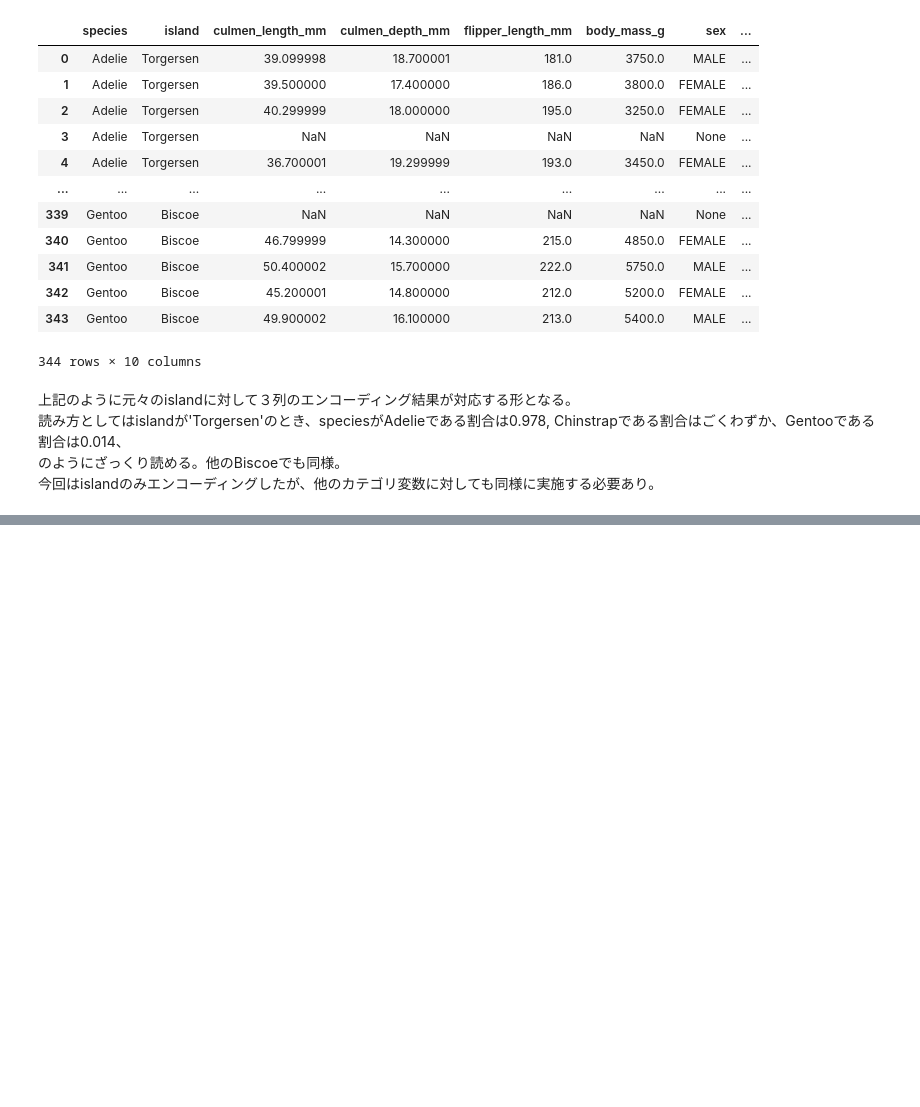
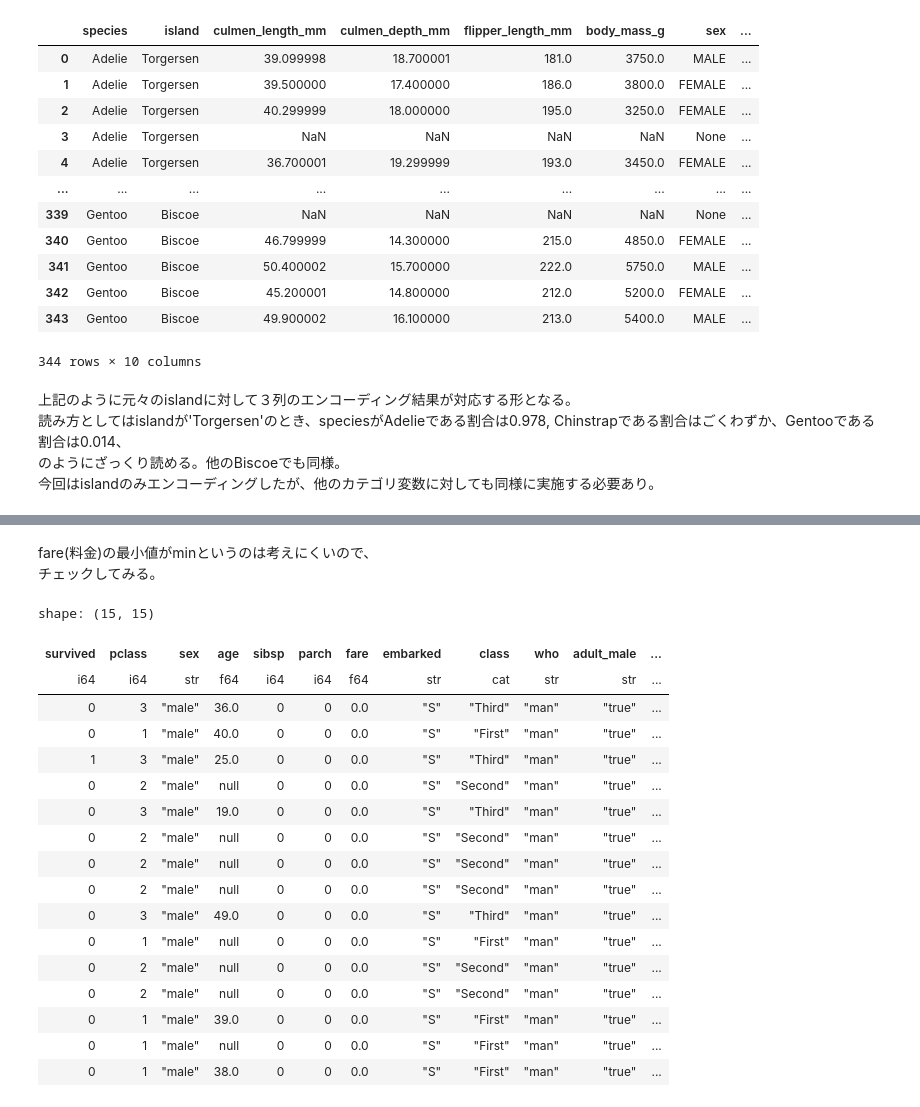
Before and after one commit to Mr-Garlic-Shrimp/TIL, a Jupyter notebook: Machine_Learning/ML_notebook-18(Various_Encoding).ipynb, the cells around one changed output, grey strips where cells are left out. Drawn from its saved outputs; the diff is of its cells as text; code cells hidden in the pictures; blank space fills up the shorter version.

```diff
--- a/Machine_Learning/ML_notebook-18(Various_Encoding).ipynb
+++ b/Machine_Learning/ML_notebook-18(Various_Encoding).ipynb
@@ -274,0 +277,8 @@ df
+# %%
+# データ読み込み
+df = pl.from_pandas(sns.load_dataset('titanic'))
+df = df.with_columns(
+    pl.col('adult_male').cast(pl.Utf8),
+    pl.col('alone').cast(pl.Utf8))
+
+df.head()
@@ -274,0 +316,24 @@ df
+# %% [markdown]
+fare(料金)の最小値がminというのは考えにくいので、
+チェックしてみる。
+# %%
+df.filter(pl.col('fare')==0.0)
+# %% [output]
+shape: (15, 15)
+| survived | pclass | sex | age | sibsp | parch | fare | embarked | class | who | adult_male | ... |
+| i64 | i64 | str | f64 | i64 | i64 | f64 | str | cat | str | str | ... |
+| 0 | 3 | "male" | 36.0 | 0 | 0 | 0.0 | "S" | "Third" | "man" | "true" | ... |
+| 0 | 1 | "male" | 40.0 | 0 | 0 | 0.0 | "S" | "First" | "man" | "true" | ... |
+| 1 | 3 | "male" | 25.0 | 0 | 0 | 0.0 | "S" | "Third" | "man" | "true" | ... |
+| 0 | 2 | "male" | null | 0 | 0 | 0.0 | "S" | "Second" | "man" | "true" | ... |
+| 0 | 3 | "male" | 19.0 | 0 | 0 | 0.0 | "S" | "Third" | "man" | "true" | ... |
+| 0 | 2 | "male" | null | 0 | 0 | 0.0 | "S" | "Second" | "man" | "true" | ... |
+| 0 | 2 | "male" | null | 0 | 0 | 0.0 | "S" | "Second" | "man" | "true" | ... |
+| 0 | 2 | "male" | null | 0 | 0 | 0.0 | "S" | "Second" | "man" | "true" | ... |
+| 0 | 3 | "male" | 49.0 | 0 | 0 | 0.0 | "S" | "Third" | "man" | "true" | ... |
+| 0 | 1 | "male" | null | 0 | 0 | 0.0 | "S" | "First" | "man" | "true" | ... |
+| 0 | 2 | "male" | null | 0 | 0 | 0.0 | "S" | "Second" | "man" | "true" | ... |
+| 0 | 2 | "male" | null | 0 | 0 | 0.0 | "S" | "Second" | "man" | "true" | ... |
+| 0 | 1 | "male" | 39.0 | 0 | 0 | 0.0 | "S" | "First" | "man" | "true" | ... |
+| 0 | 1 | "male" | null | 0 | 0 | 0.0 | "S" | "First" | "man" | "true" | ... |
+| 0 | 1 | "male" | 38.0 | 0 | 0 | 0.0 | "S" | "First" | "man" | "true" | ... |
```
Also changed, not shown: parts of 6 cells of this notebook, 4 other files.
